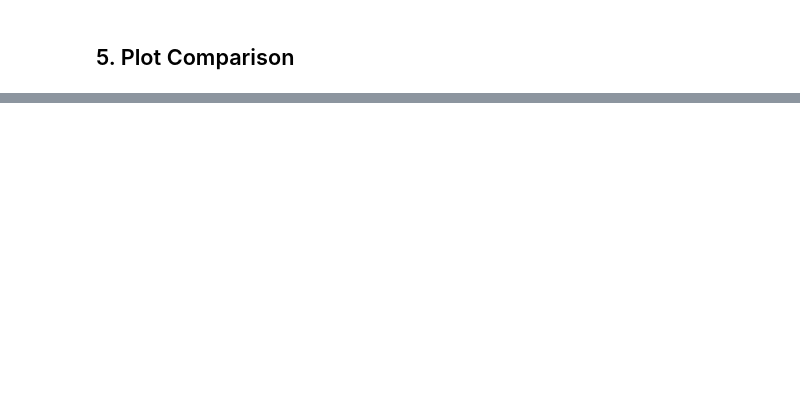
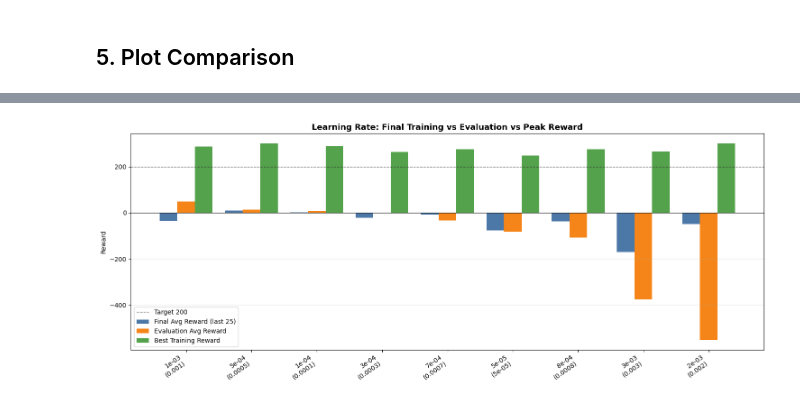
Before and after one commit to Kanncell/COMP3242-Group-Project-DQN, a Jupyter notebook: experiments/lr_experiments.ipynb, the cells around one changed output, grey strips where cells are left out. Saved outputs shown, nothing was run; the diff lists cells and outputs as text; code cells hidden in the pictures; blank space fills up the shorter version.

```diff
--- a/experiments/lr_experiments.ipynb
+++ b/experiments/lr_experiments.ipynb
@@ -194,0 +241,26 @@ plt.show()
+# %%
+ordered_rows = sorted(summary_rows, key=lambda row: row['eval_avg_reward'], reverse=True)
+labels = [f"{row['variant']}\n({row['learning_rate']:g})" for row in ordered_rows]
+final_avgs = [row['final_avg_reward_last_25'] for row in ordered_rows]
+eval_avgs = [row['eval_avg_reward'] for row in ordered_rows]
+best_rewards = [row['best_training_reward'] for row in ordered_rows]
+
+x = np.arange(len(ordered_rows))
+width = 0.27
+
+fig, ax = plt.subplots(figsize=(15, 6))
+ax.bar(x - width, final_avgs, width, label='Final Avg Reward (last 25)', color='#4C78A8')
+ax.bar(x, eval_avgs, width, label='Evaluation Avg Reward', color='#F58518')
+ax.bar(x + width, best_rewards, width, label='Best Training Reward', color='#54A24B')
+ax.axhline(y=0, color='black', linewidth=1, alpha=0.7)
+ax.axhline(y=200, color='black', linestyle='--', linewidth=1, alpha=0.5, label='Target 200')
+ax.set_xticks(x)
+ax.set_xticklabels(labels, rotation=35, ha='right')
+ax.set_ylabel('Reward')
+ax.set_title('Learning Rate: Final Training vs Evaluation vs Peak Reward', fontsize=13, fontweight='bold')
+ax.grid(True, axis='y', alpha=0.3)
+ax.legend()
+plt.tight_layout()
+plt.show()
+# %% [output]
+[figure, added]
```
Also changed, not shown: parts of 9 cells of this notebook, 28 other files.
